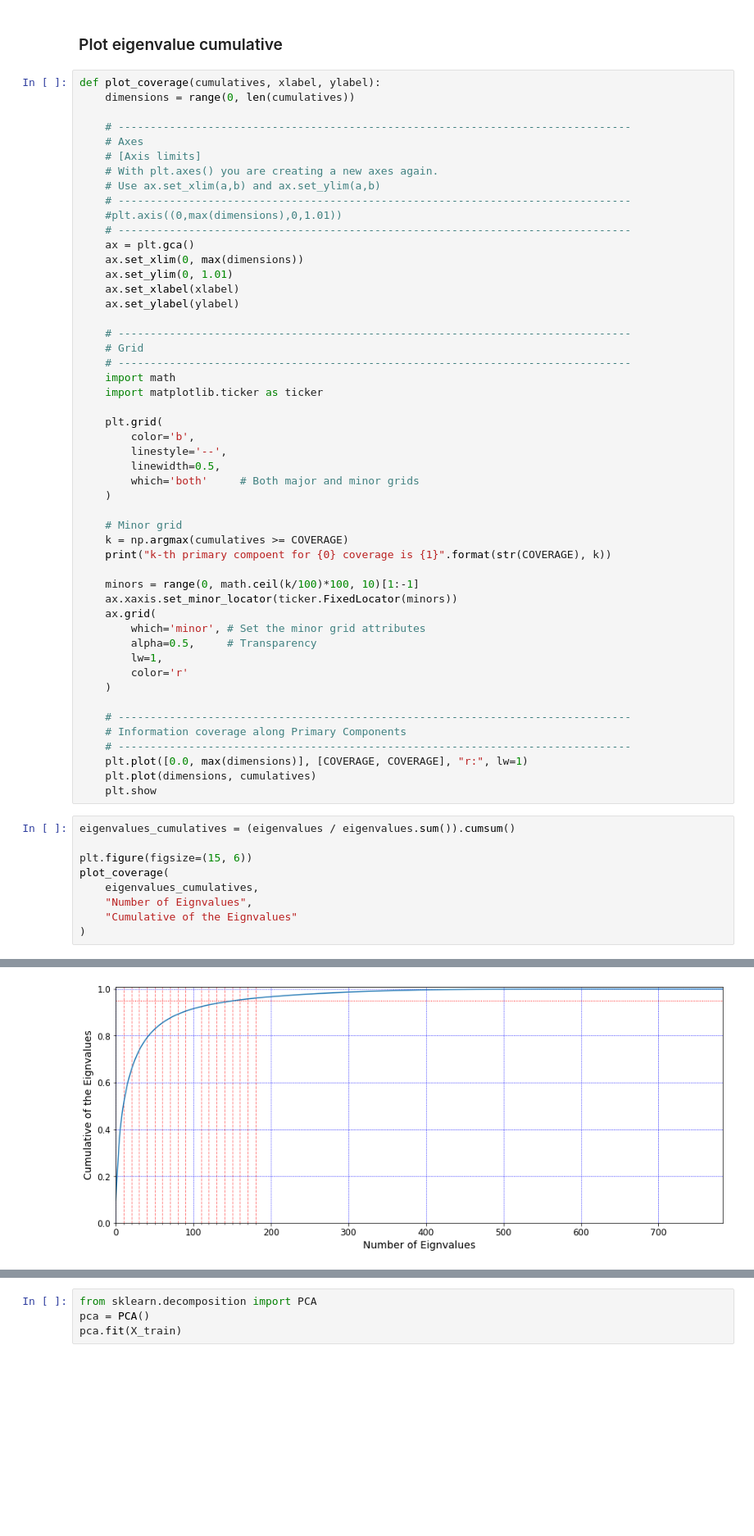
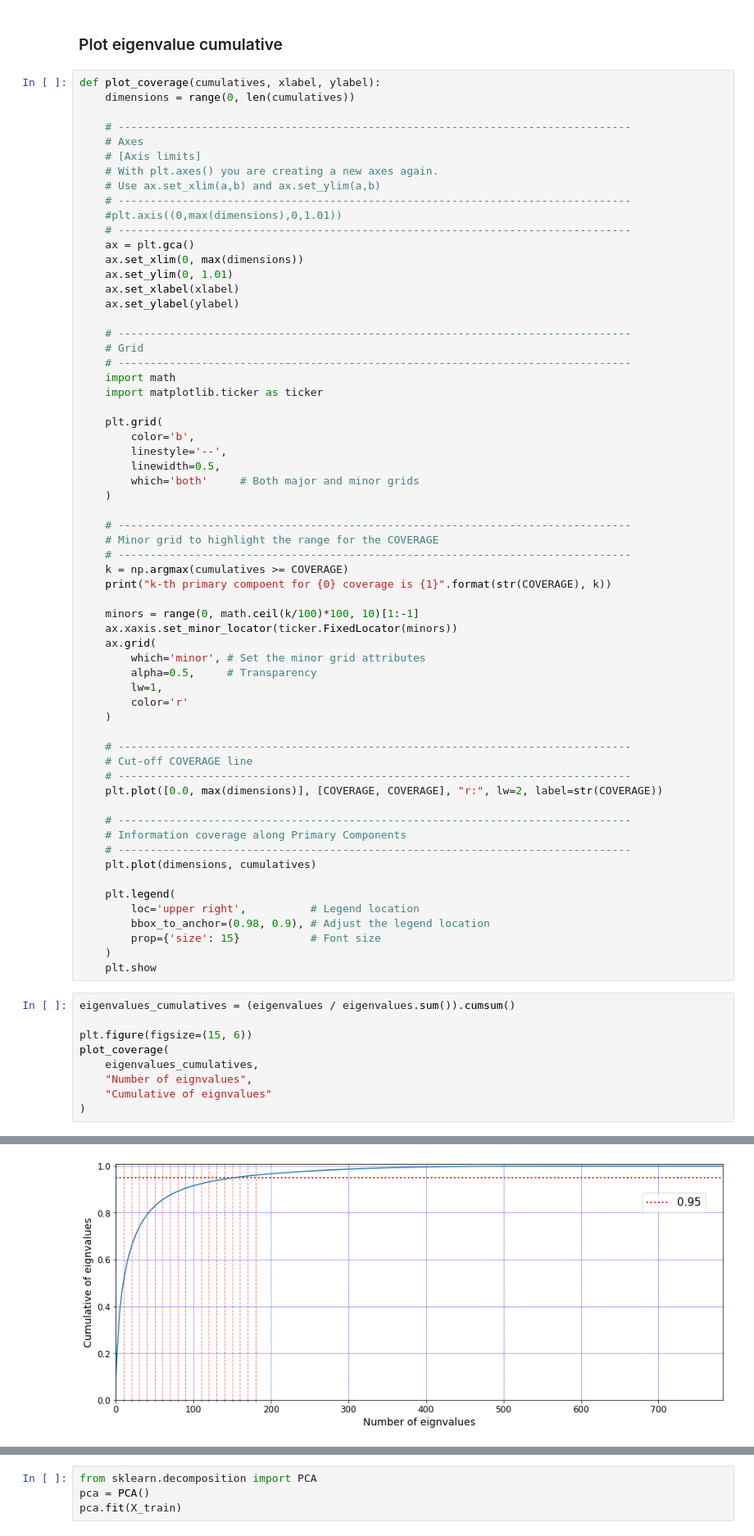
Before and after one commit to oonisim/Jupyter-Notebok, a Jupyter notebook: pca.ipynb, the cells around one changed output, grey strips where cells are left out. Shown at 82% size. Cells and saved outputs as stored; diff of their text form; blank space fills up the shorter version.

```diff
--- a/pca.ipynb
+++ b/pca.ipynb
@@ -147,7 +147,9 @@ def plot_coverage(cumulatives, xlabel, ylabel):
         which='both'     # Both major and minor grids
     )
 
-    # Minor grid
+    # --------------------------------------------------------------------------------
+    # Minor grid to highlight the range for the COVERAGE
+    # --------------------------------------------------------------------------------
     k = np.argmax(cumulatives >= COVERAGE)
     print("k-th primary compoent for {0} coverage is {1}".format(str(COVERAGE), k))
 
@@ -161,23 +163,33 @@ def plot_coverage(cumulatives, xlabel, ylabel):
     )
 
     # --------------------------------------------------------------------------------
+    # Cut-off COVERAGE line
+    # --------------------------------------------------------------------------------
+    plt.plot([0.0, max(dimensions)], [COVERAGE, COVERAGE], "r:", lw=2, label=str(COVERAGE))
+
+    # --------------------------------------------------------------------------------
     # Information coverage along Primary Components
     # --------------------------------------------------------------------------------
-    plt.plot([0.0, max(dimensions)], [COVERAGE, COVERAGE], "r:", lw=1)
     plt.plot(dimensions, cumulatives)
+
+    plt.legend(
+        loc='upper right',          # Legend location
+        bbox_to_anchor=(0.98, 0.9), # Adjust the legend location
+        prop={'size': 15}           # Font size
+    )
     plt.show
 # %%
 eigenvalues_cumulatives = (eigenvalues / eigenvalues.sum()).cumsum()
 
 plt.figure(figsize=(15, 6))
 plot_coverage(
     eigenvalues_cumulatives,
-    "Number of Eignvalues",
-    "Cumulative of the Eignvalues"
+    "Number of eignvalues",
+    "Cumulative of eignvalues"
 )
 # %% [output]
 k-th primary compoent for 0.95 coverage is 153
-[figure, old version]
+[figure, new version]
 # %% [markdown]
 ## Map (Rorate & Extend)
 <img align="left" src="./images/pca/basis.rotate_to_map.png" width="400">
```
Also changed, not shown: parts of 3 cells of this notebook.
